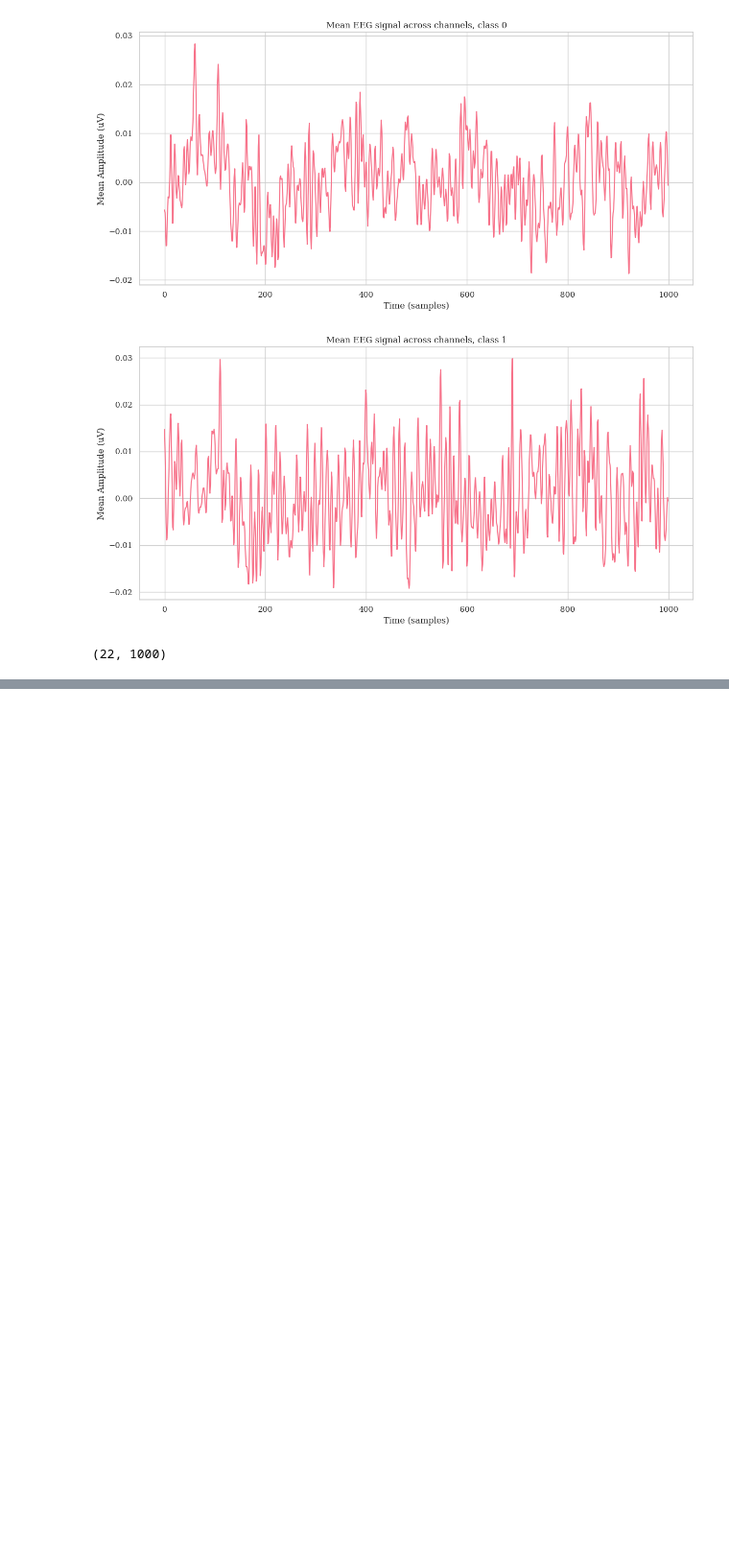
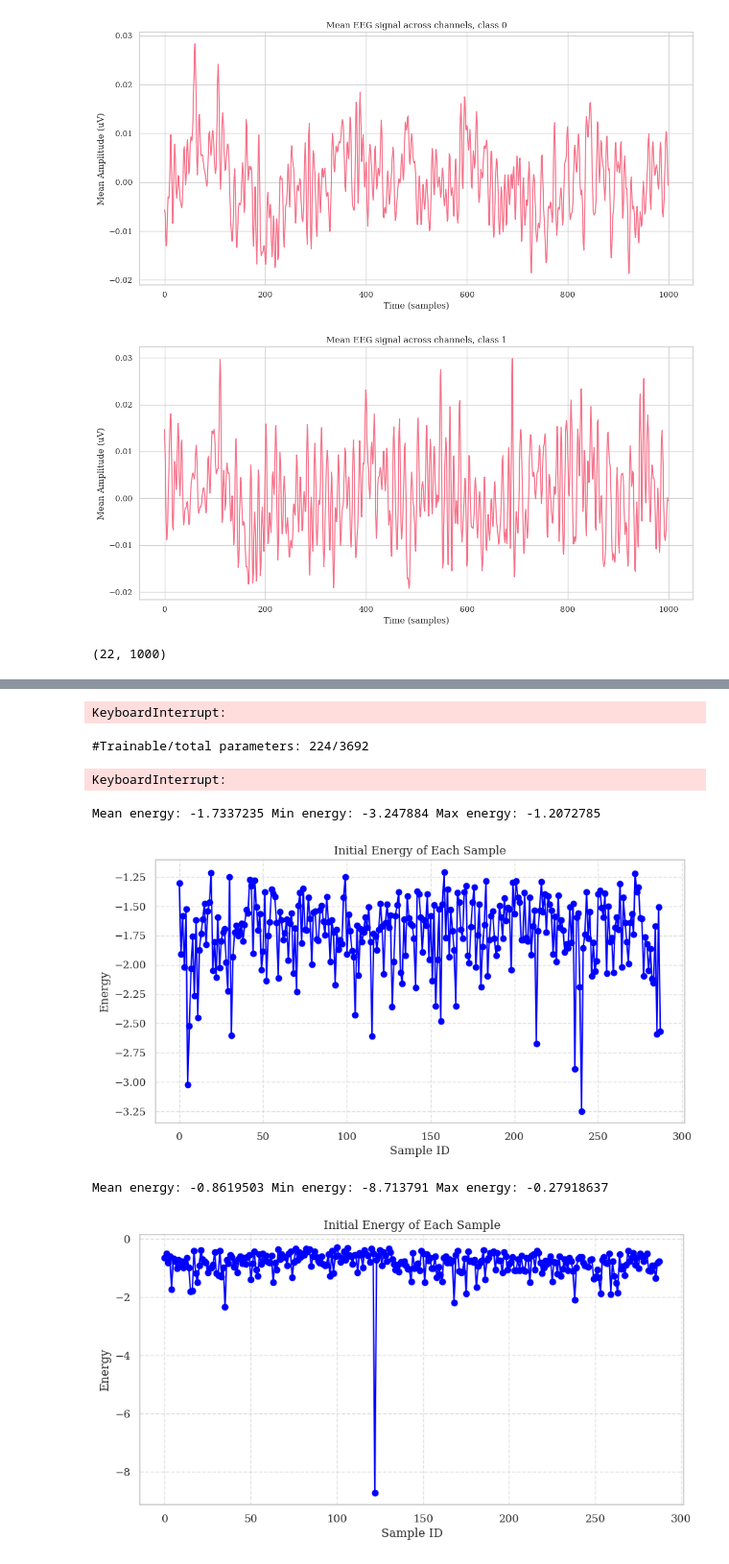
Before and after one commit to polghskggh/DL2_project, a Jupyter notebook: eeg/test_samples.ipynb, the cells around one changed output, grey strips where cells are left out. Shown at 96% size. Saved outputs shown, nothing was run; the diff lists cells and outputs as text; code cells hidden in the pictures; blank space fills up the shorter version.

```diff
--- a/eeg/test_samples.ipynb
+++ b/eeg/test_samples.ipynb
@@ -150,0 +203,8 @@ plot_all_k_mean(x_fake, 1)
+# %%
+for batch in datamodule.test_dataloader():
+    x, y = batch
+
+    output = model(x)
+    calibrated_output = energy_model(x)
+# %% [output]
+KeyboardInterrupt:
@@ -150,0 +220,49 @@ plot_all_k_mean(x_fake, 1)
+# %%
+from tqdm import tqdm
+energy_model = EnergyAdaptation(model, config["tta_config"], datamodule.info)
+
+init_output = []
+with torch.no_grad():
+    for batch in tqdm(datamodule.test_dataloader()):
+        x, y = batch
+        o, _ = energy_model.energy_model(x)
+        init_output.append(o)  # Collecting each o in the list
+
+init_output = torch.cat(init_output, dim=0).detach().numpy()  # Adjust dim if needed
+# %% [output]
+#Trainable/total parameters: 224/3692
+# %%
+def plot_energy(output):
+    sample_ids = torch.arange(len(output))
+    print("Mean energy:", output.mean(), "Min energy:", output.min(), "Max energy:", output.max())
+    plt.figure(figsize=(10, 5))
+    plt.plot(sample_ids, output, marker='o', linestyle='-', color='b')
+    plt.title("Initial Energy of Each Sample")
+    plt.xlabel("Sample ID")
+    plt.ylabel("Energy")
+    plt.grid(True, linestyle='--', alpha=0.6)
+    plt.show()
+# %%
+output = []
+
+for batch in tqdm(datamodule.test_dataloader()):
+    x, y = batch
+    energy_model(x)
+
+with torch.no_grad():
+    for batch in tqdm(datamodule.test_dataloader()):
+        x, y = batch
+        o, _ = energy_model.energy_model(x)
+        output.append(o)  # Collecting each o in the list
+
+output = torch.cat(output, dim=0).detach().numpy()  # Adjust dim if needed
+# %% [output]
+KeyboardInterrupt:
+# %%
+plot_energy(init_output)
+plot_energy(output)
+# %% [output]
+Mean energy: -1.7337235 Min energy: -3.247884 Max energy: -1.2072785
+[figure, added]
+Mean energy: -0.8619503 Min energy: -8.713791 Max energy: -0.27918637
+[figure, added]
```
Also changed, not shown: parts of 15 cells of this notebook, 1 other file.
